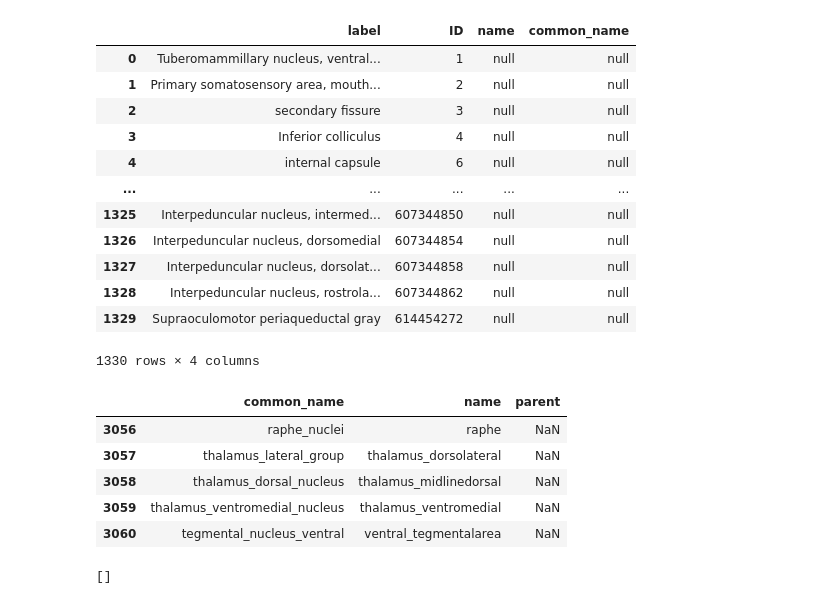
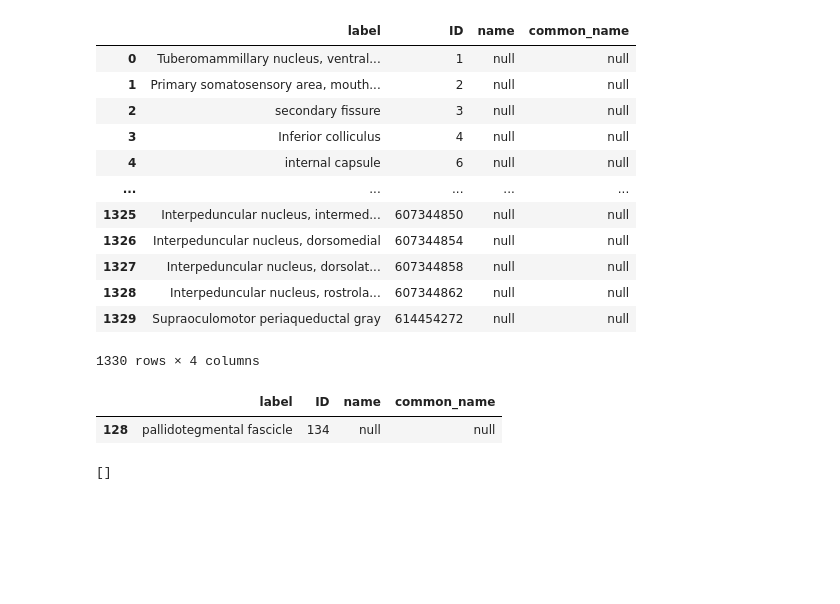
Before and after one commit to emilyjanedennis/PRA, a Jupyter notebook: notebooks/misc/relate_labels_to_PRA.ipynb, the cells around one changed output. Saved outputs shown, nothing was run; the diff lists cells and outputs as text; code cells hidden in the pictures; blank space fills up the shorter version.

```diff
--- a/notebooks/misc/relate_labels_to_PRA.ipynb
+++ b/notebooks/misc/relate_labels_to_PRA.ipynb
@@ -258,15 +52,11 @@ lab_atl
 | 1328 | Interpeduncular nucleus, rostrola... | 607344862 | null | null |
 | 1329 | Supraoculomotor periaqueductal gray | 614454272 | null | null |
 1330 rows × 4 columns
-# %%
-syns.tail()
-# %% [output]
-|  | common_name | name | parent |
-| 3056 | raphe_nuclei | raphe | NaN |
-| 3057 | thalamus_lateral_group | thalamus_dorsolateral | NaN |
-| 3058 | thalamus_dorsal_nucleus | thalamus_midlinedorsal | NaN |
-| 3059 | thalamus_ventromedial_nucleus | thalamus_ventromedial | NaN |
-| 3060 | tegmental_nucleus_ventral | ventral_tegmentalarea | NaN |
+# %%
+lab_atl[lab_atl.index==128]
+# %% [output]
+|  | label | ID | name | common_name |
+| 128 | pallidotegmental fascicle | 134 | null | null |
 # %%
 manual_check=[]
 for i in lab_atl.index:
```
Also changed, not shown: parts of 55 cells of this notebook, 3 other files.
